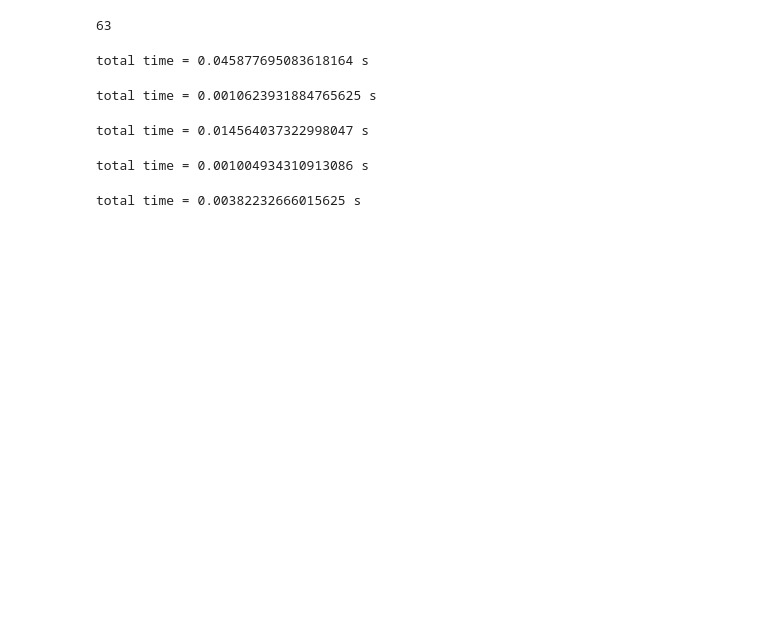
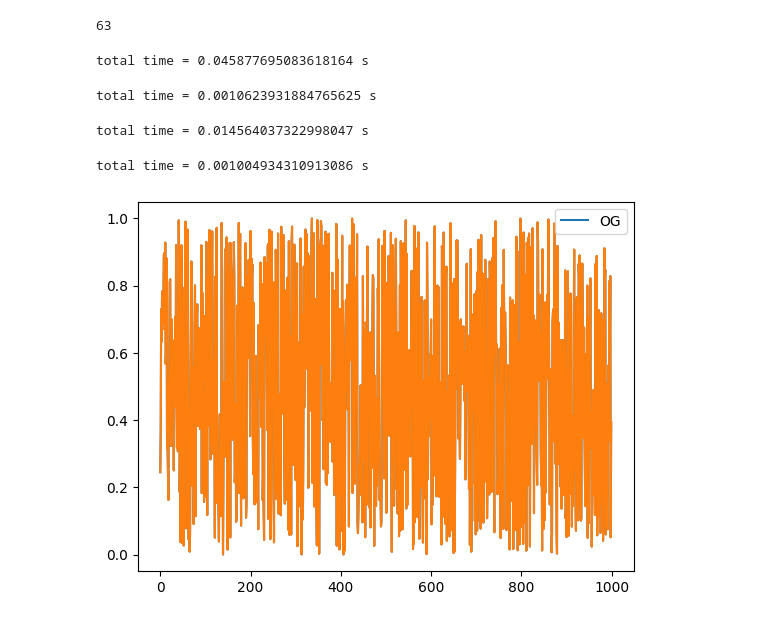
Before and after one commit to nunuki-crew/FinalEL7006, a Jupyter notebook: borradores/dataprepTorch.ipynb, the cells around one changed output. Saved outputs shown, nothing was run; the diff lists cells and outputs as text; code cells hidden in the pictures; blank space fills up the shorter version.

```diff
--- a/borradores/dataprepTorch.ipynb
+++ b/borradores/dataprepTorch.ipynb
@@ -11,7 +11,7 @@ import matplotlib.pyplot as plt
 #
 import time
 # %%
-test = torch.rand(size = (1900,1000))
+test = torch.rand(size = (1,1000))
 # %%
 test.shape
 # %% [output]
@@ -102,7 +102,7 @@ a = Amplitude(test)
 # %% [output]
 total time = 0.001004934310913086 s
 # %%
-def Time_Shift(channel: torch.Tensor, min_shift: int = 0, max_shift: int = 50):
+def Time_Shift(channel: torch.Tensor, min_shift: int = -50, max_shift: int = 50):
     # st = time.time()
     shift = int(torch.randint(low = min_shift, high = max_shift, size = (1, ))/2)
     shift_ch = F.pad(channel.unsqueeze(2), (0, 0, shift, -shift), mode = "reflect").squeeze(2)
@@ -110,7 +110,11 @@ def Time_Shift(channel: torch.Tensor, min_shift: int = 0, max_shift: int = 50):
     # et = time.time()
     # print(f"total time = {et - st} s")
     return shift_ch
-# %%
-a = Time_Shift(test)
-# %% [output]
-total time = 0.00382232666015625 s
+# %%
+a = Time_Shift(test)
+plt.plot(test.squeeze(), label = "OG")
+plt.plot(a.squeeze())
+plt.legend()
+plt.show()
+# %% [output]
+[figure, added]
```
Also changed, not shown: parts of 1 cell of this notebook, 1 other file.
